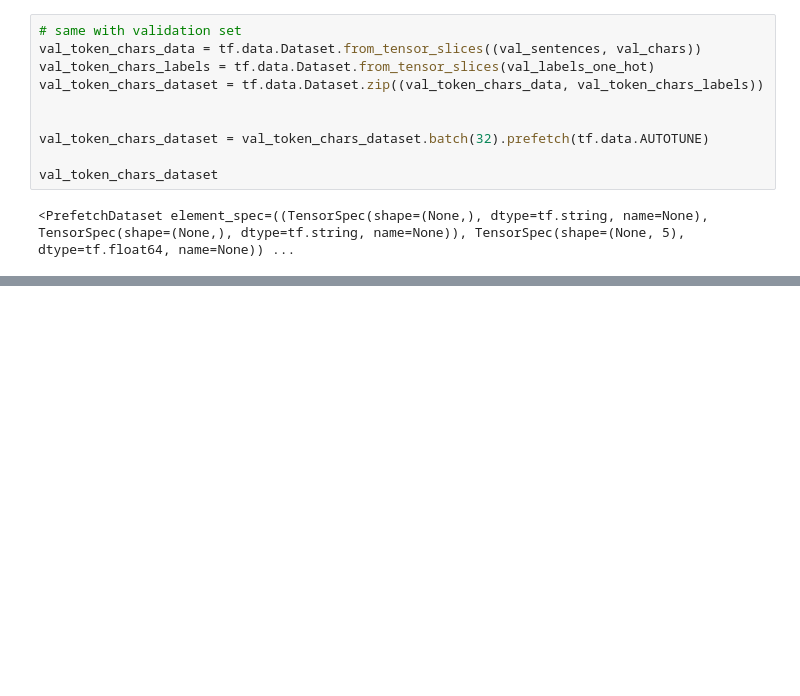
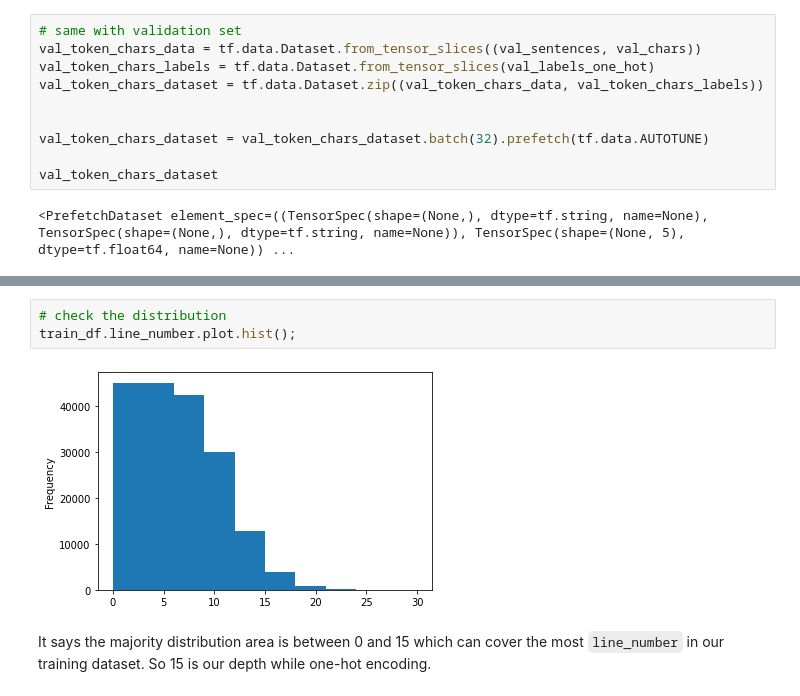
Before and after one commit to SaketMunda/introduction-to-nlp, a Jupyter notebook: skimlit_nlp_milestone_project.ipynb, the cells around one changed output, grey strips where cells are left out. Saved outputs shown, nothing was run; the diff lists cells and outputs as text; blank space fills up the shorter version.

```diff
--- a/skimlit_nlp_milestone_project.ipynb
+++ b/skimlit_nlp_milestone_project.ipynb
@@ -1218,0 +1300,7 @@ model_4_results
+# %%
+# check the distribution
+train_df.line_number.plot.hist();
+# %% [output]
+[figure, added]
+# %% [markdown]
+It says the majority distribution area is between 0 and 15 which can cover the most `line_number` in our training dataset. So 15 is our depth while one-hot encoding.
```
Also changed, not shown: parts of 50 cells of this notebook.
